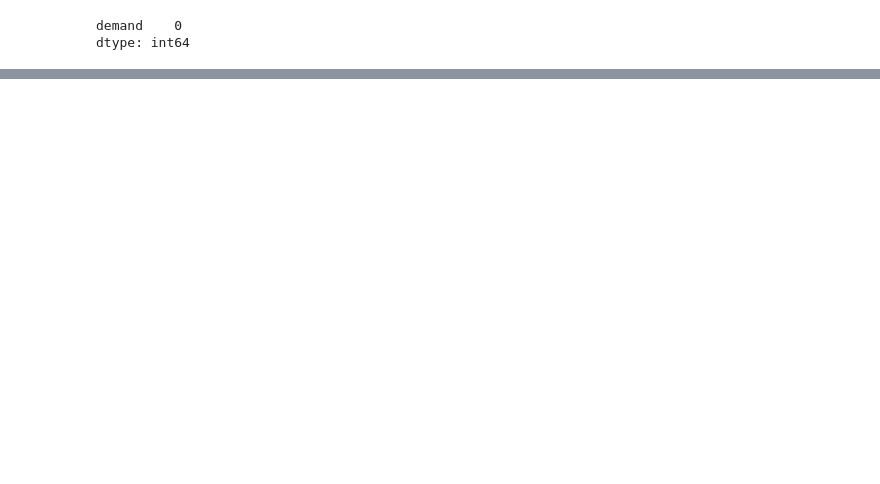
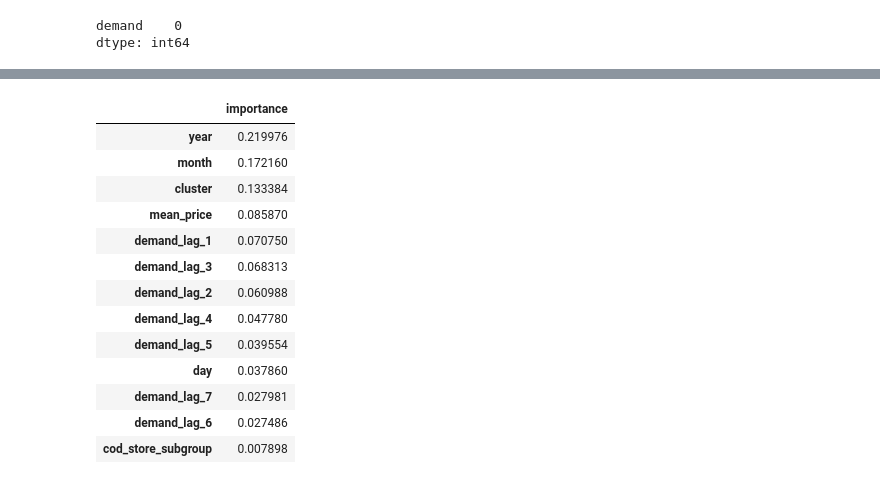
Before and after one commit to Emiliano-Torres/proyecto_eci, a Jupyter notebook: Modelo_prediccion.ipynb, the cells around one changed output, grey strips where cells are left out. Saved outputs shown, nothing was run; the diff lists cells and outputs as text; code cells hidden in the pictures; blank space fills up the shorter version.

```diff
--- a/Modelo_prediccion.ipynb
+++ b/Modelo_prediccion.ipynb
@@ -176,0 +232,3 @@ pd.DataFrame(grid_search2.cv_results_).sort_values(by="split0_test_score",ascend
+# %%
+reg=xgb.XGBRegressor(eta=0.3,max_depth=6,n_estimators=150)
+reg.fit(X_train,y_train)
@@ -176,0 +247,18 @@ pd.DataFrame(grid_search2.cv_results_).sort_values(by="split0_test_score",ascend
+# %%
+pd.DataFrame(reg.feature_importances_,index=reg.feature_names_in_,columns=["importance"]).sort_values(by="importance",
+                                                                                                      ascending=False)
+# %% [output]
+|  | importance |
+| year | 0.219976 |
+| month | 0.172160 |
+| cluster | 0.133384 |
+| mean_price | 0.085870 |
+| demand_lag_1 | 0.070750 |
+| demand_lag_3 | 0.068313 |
+| demand_lag_2 | 0.060988 |
+| demand_lag_4 | 0.047780 |
+| demand_lag_5 | 0.039554 |
+| day | 0.037860 |
+| demand_lag_7 | 0.027981 |
+| demand_lag_6 | 0.027486 |
+| cod_store_subgroup | 0.007898 |
```
Also changed, not shown: parts of 6 cells of this notebook, 2 other files.
